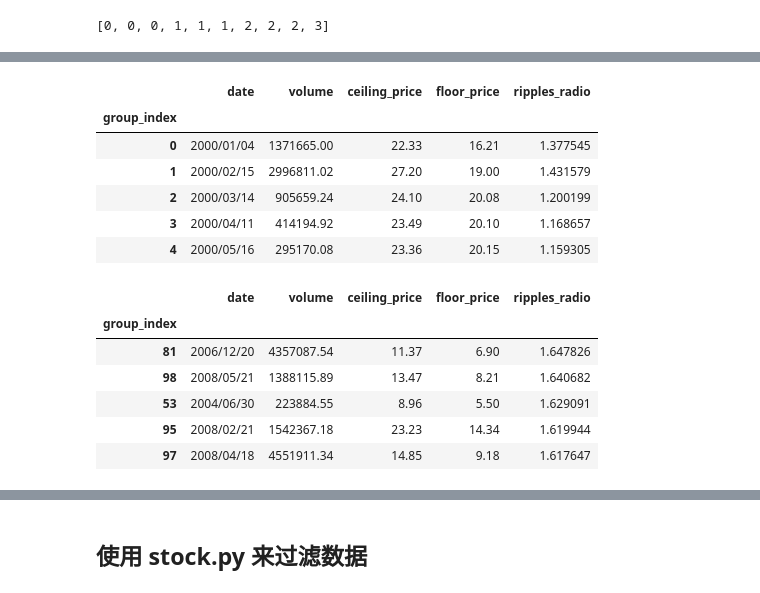
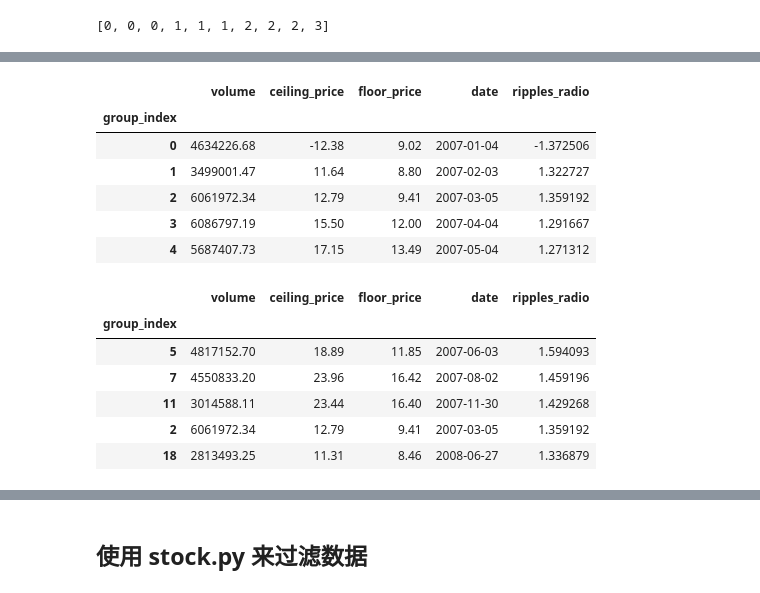
Before and after one commit to kamidox/stock-data, a Jupyter notebook: stock.ipynb, the cells around one changed output, grey strips where cells are left out. Cells and saved outputs as stored; diff of their text form; code cells hidden in the pictures.

```diff
--- a/stock.ipynb
+++ b/stock.ipynb
@@ -155,0 +155,8 @@ qdhr_group.head()
+# %%
+period = 30
+
+group_index = gen_item_group_index(len(data), period)
+# 把分组索引数据添加到股票数据里
+data['group_index'] = group_index
+print len(data)
+data.head().append(data.tail())
@@ -155,0 +176,12 @@ qdhr_group.head()
+# %%
+# 针对下跌的波动，我们把最高价设置为负数
+def _ceiling_price(g):
+    return g.idxmin() < g.idxmax() and np.max(g) or (-np.max(g))
+
+
+# 根据索引分组计算
+group = data.groupby('group_index').agg({
+                                        'volume': 'sum',
+                                        'floor_price': 'min',
+                                        'ceiling_price': _ceiling_price})
+group
@@ -155,0 +207,5 @@ qdhr_group.head()
+# %%
+# 添加每个分组的起始日期
+date_col = pd.DataFrame({"group_index": group_index, "date": idx})
+group['date'] = date_col.groupby('group_index').agg('first')
+group.head()
@@ -156,24 +220,24 @@ qdhr_group.head()
 # %%
 # 添加我们的波动指标 股票波动系数 = 最高价/最低价
-qdhr_group['ripples_radio'] = qdhr_group.ceiling_price / qdhr_group.floor_price
-qdhr_group.head()
+group['ripples_radio'] = group.ceiling_price / group.floor_price
+group.head()
 # %% [output]
-|  | date | volume | ceiling_price | floor_price | ripples_radio |
+|  | volume | ceiling_price | floor_price | date | ripples_radio |
 | group_index |  |  |  |  |  |
-| 0 | 2000/01/04 | 1371665.00 | 22.33 | 16.21 | 1.377545 |
-| 1 | 2000/02/15 | 2996811.02 | 27.20 | 19.00 | 1.431579 |
-| 2 | 2000/03/14 | 905659.24 | 24.10 | 20.08 | 1.200199 |
-| 3 | 2000/04/11 | 414194.92 | 23.49 | 20.10 | 1.168657 |
-| 4 | 2000/05/16 | 295170.08 | 23.36 | 20.15 | 1.159305 |
+| 0 | 4634226.68 | -12.38 | 9.02 | 2007-01-04 | -1.372506 |
+| 1 | 3499001.47 | 11.64 | 8.80 | 2007-02-03 | 1.322727 |
+| 2 | 6061972.34 | 12.79 | 9.41 | 2007-03-05 | 1.359192 |
+| 3 | 6086797.19 | 15.50 | 12.00 | 2007-04-04 | 1.291667 |
+| 4 | 5687407.73 | 17.15 | 13.49 | 2007-05-04 | 1.271312 |
 # %%
 # 降序排列。我们把分组的起始日期，交易量总和都列出来，也可以观察一下交易量和股票波动比的关系
-qdhr_ripples = qdhr_group.sort_values('ripples_radio', ascending=False)
-qdhr_ripples.head()
+ripples = group.sort_values('ripples_radio', ascending=False)
+ripples.head()
 # %% [output]
-|  | date | volume | ceiling_price | floor_price | ripples_radio |
+|  | volume | ceiling_price | floor_price | date | ripples_radio |
 | group_index |  |  |  |  |  |
-| 81 | 2006/12/20 | 4357087.54 | 11.37 | 6.90 | 1.647826 |
-| 98 | 2008/05/21 | 1388115.89 | 13.47 | 8.21 | 1.640682 |
-| 53 | 2004/06/30 | 223884.55 | 8.96 | 5.50 | 1.629091 |
-| 95 | 2008/02/21 | 1542367.18 | 23.23 | 14.34 | 1.619944 |
-| 97 | 2008/04/18 | 4551911.34 | 14.85 | 9.18 | 1.617647 |
+| 5 | 4817152.70 | 18.89 | 11.85 | 2007-06-03 | 1.594093 |
+| 7 | 4550833.20 | 23.96 | 16.42 | 2007-08-02 | 1.459196 |
+| 11 | 3014588.11 | 23.44 | 16.40 | 2007-11-30 | 1.429268 |
+| 2 | 6061972.34 | 12.79 | 9.41 | 2007-03-05 | 1.359192 |
+| 18 | 2813493.25 | 11.31 | 8.46 | 2008-06-27 | 1.336879 |
```
Also changed, not shown: parts of 40 cells of this notebook, 1 other file.
